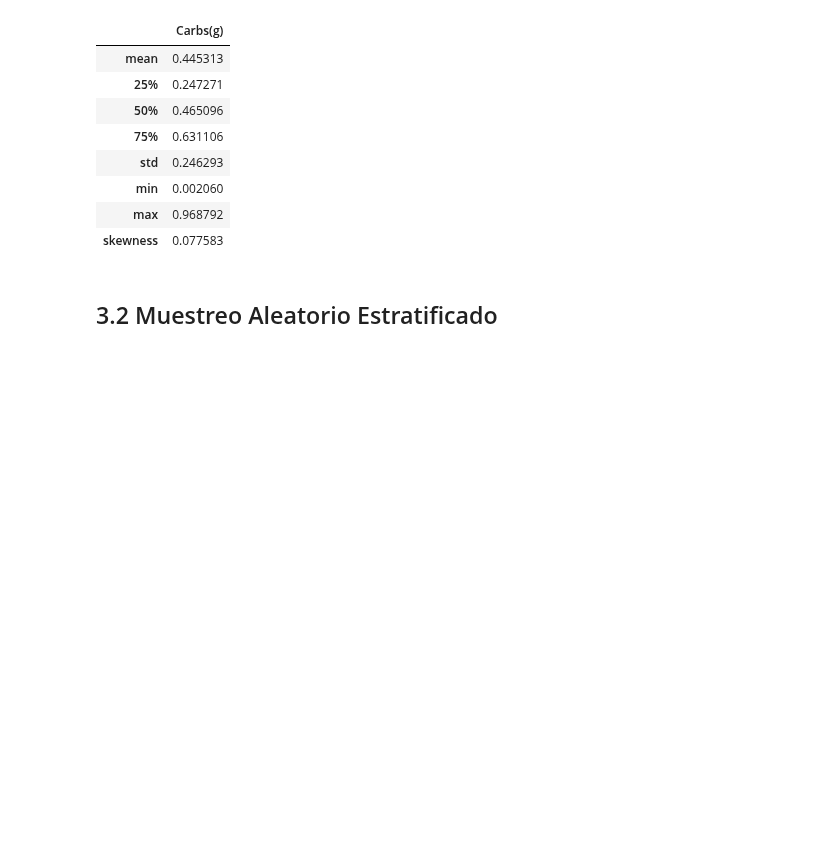
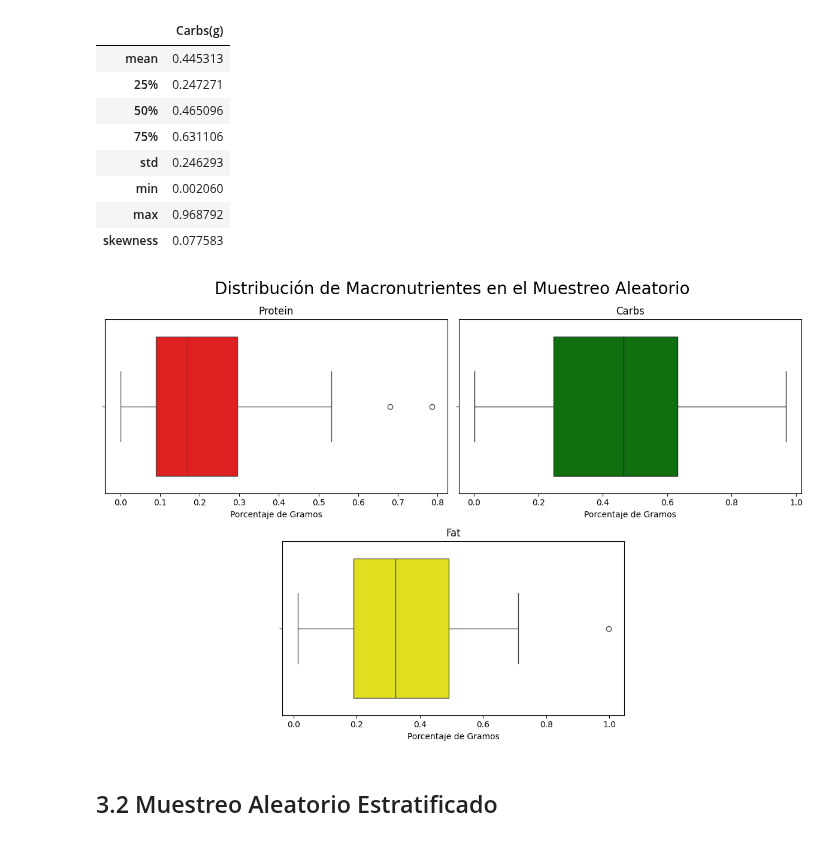
Before and after one commit to alexisuaguilaru/Analysis_Nutritional_Information, a Jupyter notebook: Documentation/AlexisAguilar_Reporte.ipynb, the cells around one changed output. Drawn from its saved outputs; the diff is of its cells as text; code cells hidden in the pictures; blank space fills up the shorter version.

Commit message:
MOD & ADD resultados de muestreos section into ante proyecto

```diff
--- a/Documentation/AlexisAguilar_Reporte.ipynb
+++ b/Documentation/AlexisAguilar_Reporte.ipynb
@@ -32,6 +32,8 @@ def Plot_DistributionMacronutrients(Diets_Dataset:pd.DataFrame,Macronutrients:li
         axes[display].set_xlabel('Porcentaje de Gramos')
 
     fig.suptitle('Distribución de Macronutrientes',size=20)
+
+    return fig , axes
 # %%
 def Plot_MacronutientsByDiet_Histogram(Diets_Dataset:pd.DataFrame,Macronutrients:list[str],Diet:str) -> None:
     """
@@ -378,6 +380,13 @@ SummaryMeasures(RandomSample,['Carbs(g)'])
 | min | 0.002060 |
 | max | 0.968792 |
 | skewness | 0.077583 |
+# %%
+# Plot de la distribución de los macronutrientes en el muestreo
+
+fig , _ = Plot_DistributionMacronutrients(RandomSample,Macronutrients)
+fig.suptitle('Distribución de Macronutrientes en el Muestreo Aleatorio',size=20);
+# %% [output]
+[figure, added]
 # %% [markdown]
 ## 3.2 Muestreo Aleatorio Estratificado
 # %% [markdown]
```
Also changed, not shown: parts of 2 cells of this notebook, 4 other files.
